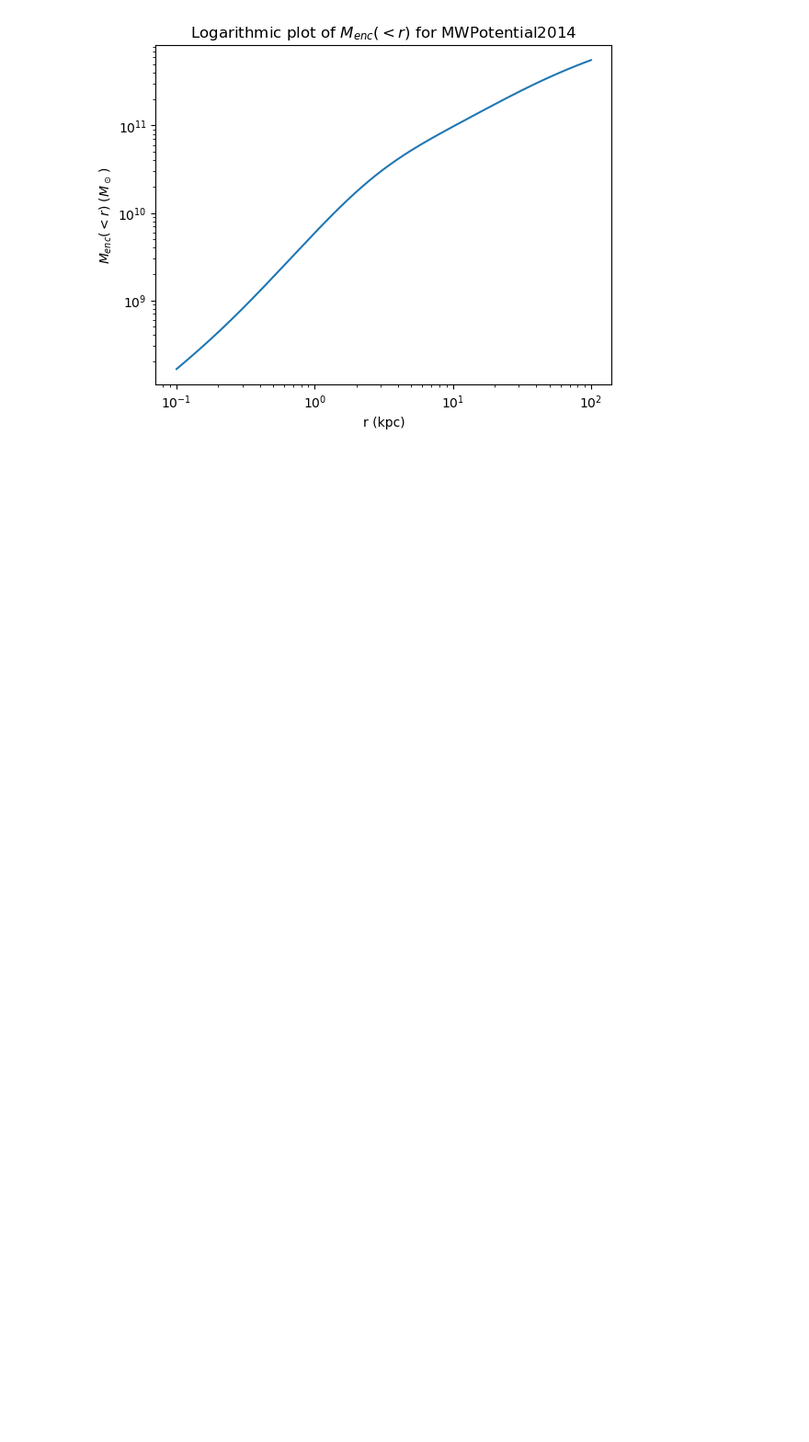
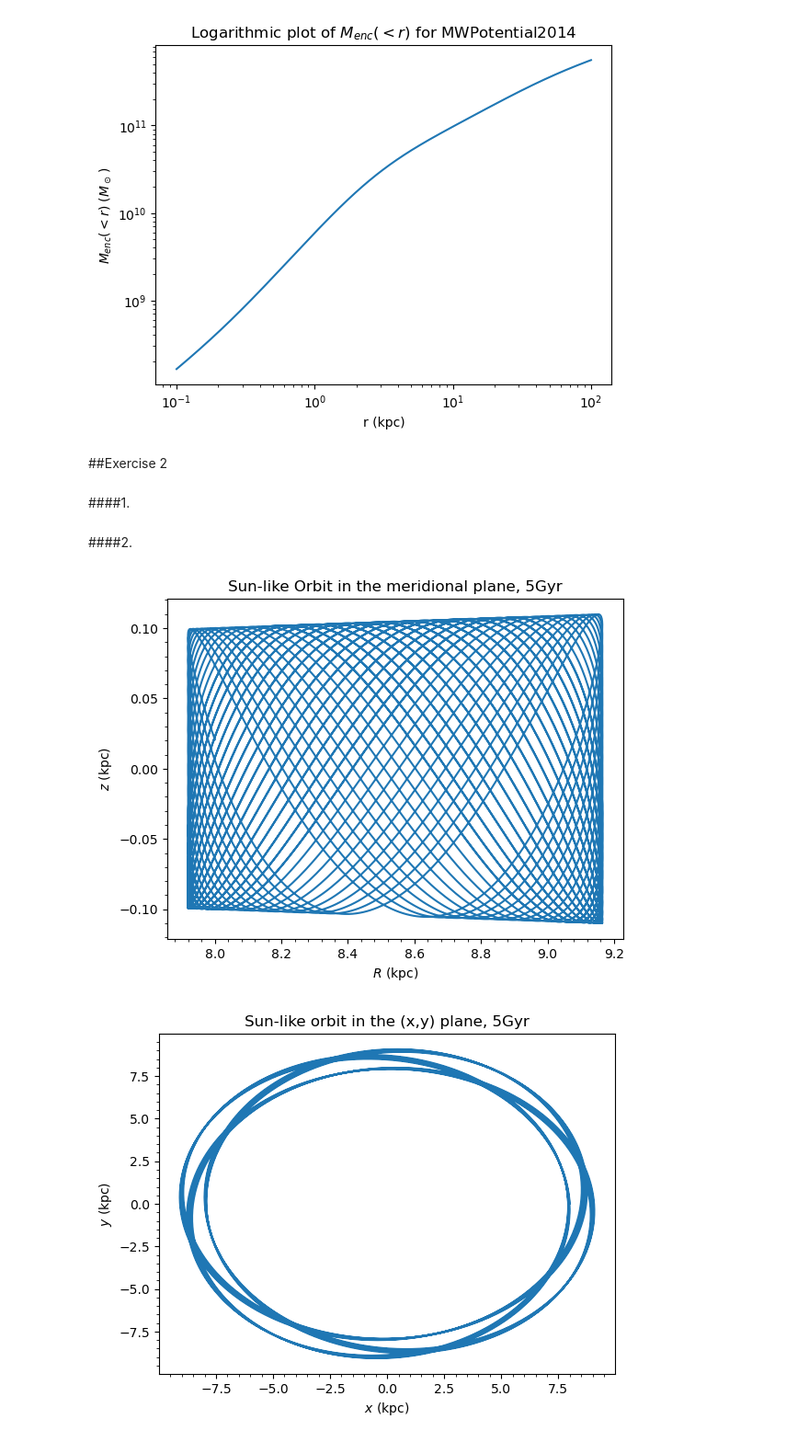
Before and after one commit to mylana-vn/onboarding-exercises, a Jupyter notebook: onboarding_exercises.ipynb, the cells around one changed output. Shown at 92% size. Cells and saved outputs as stored; diff of their text form; code cells hidden in the pictures; blank space fills up the shorter version.

Commit message:
Exercise 2

```diff
--- a/onboarding_exercises.ipynb
+++ b/onboarding_exercises.ipynb
@@ -133,3 +133,26 @@ plt.ylabel("$M_{enc}(<r)$ $(M_\odot\,{}$)")
 plt.show()
 # %% [output]
 [figure]
+# %% [markdown]
+##Exercise 2
+# %% [markdown]
+####1.
+# %%
+o_sun = Orbit()
+o_sun.turn_physical_on()
+
+ts = np.linspace(0.0,5.0,10000) * u.Gyr
+o_sun.integrate(ts,MWPotential2014)
+# %% [markdown]
+####2.
+# %%
+o_sun.plot(d1="R",d2="z")
+plt.title("Sun-like Orbit in the meridional plane, 5Gyr")
+plt.show()
+
+o_sun.plot(d1="x",d2="y")
+plt.title("Sun-like orbit in the (x,y) plane, 5Gyr")
+plt.show()
+# %% [output]
+[figure, added]
+[figure, added]
```
Also changed, not shown: parts of 11 cells of this notebook.
